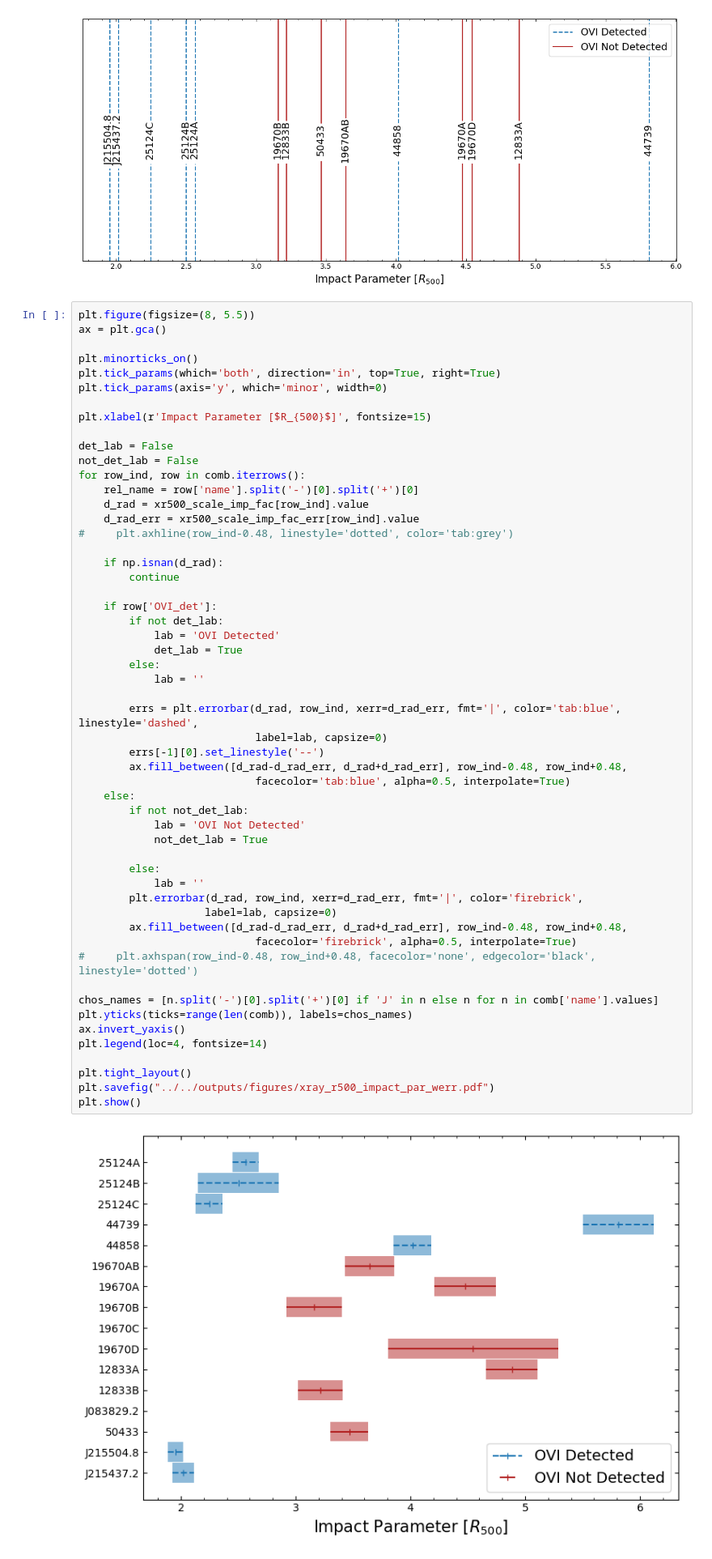
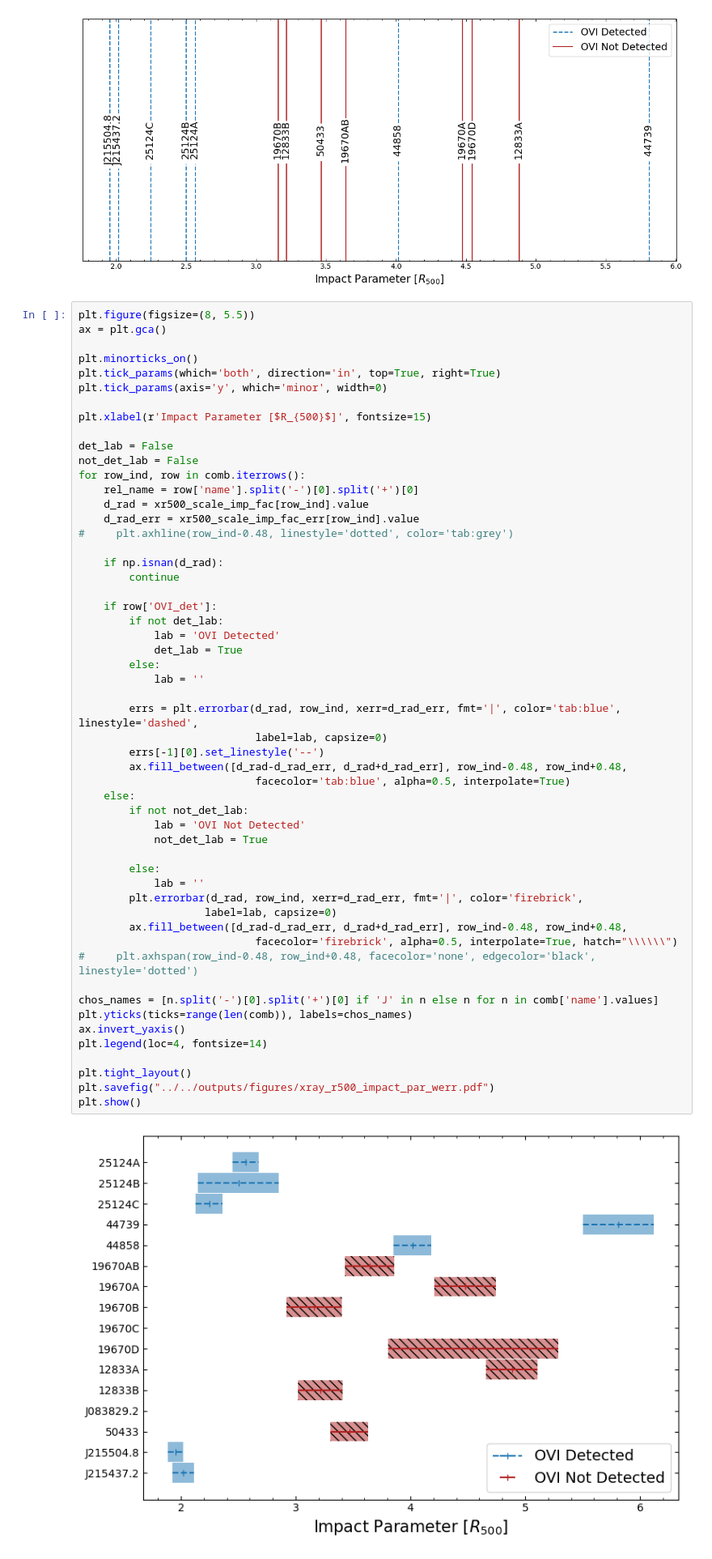
Before and after one commit to DavidT3/OVI_groups, a Jupyter notebook: notebooks/results_analyses/detection_impact_parameter.ipynb, the cells around one changed output. Shown at 81% size. Drawn from its saved outputs; the diff is of its cells as text.

Commit message:
Re-ran the impact parameter plot making, with hatching on one of the

```diff
--- a/notebooks/results_analyses/detection_impact_parameter.ipynb
+++ b/notebooks/results_analyses/detection_impact_parameter.ipynb
@@ -521,35 +521,35 @@ for row_ind, row in comb.iterrows():
             det_lab = True
         else:
             lab = ''
 
         errs = plt.errorbar(d_rad, row_ind, xerr=d_rad_err, fmt='|', color='tab:blue', linestyle='dashed',
                             label=lab, capsize=0)
         errs[-1][0].set_linestyle('--')
         ax.fill_between([d_rad-d_rad_err, d_rad+d_rad_err], row_ind-0.48, row_ind+0.48,
                             facecolor='tab:blue', alpha=0.5, interpolate=True)
     else:
         if not not_det_lab:
             lab = 'OVI Not Detected'
             not_det_lab = True
 
         else:
             lab = ''
         plt.errorbar(d_rad, row_ind, xerr=d_rad_err, fmt='|', color='firebrick',
                     label=lab, capsize=0)
         ax.fill_between([d_rad-d_rad_err, d_rad+d_rad_err], row_ind-0.48, row_ind+0.48,
-                            facecolor='firebrick', alpha=0.5, interpolate=True)
+                            facecolor='firebrick', alpha=0.5, interpolate=True, hatch="\\\\\\")
 #     plt.axhspan(row_ind-0.48, row_ind+0.48, facecolor='none', edgecolor='black', linestyle='dotted')
 
 chos_names = [n.split('-')[0].split('+')[0] if 'J' in n else n for n in comb['name'].values]
 plt.yticks(ticks=range(len(comb)), labels=chos_names)
 ax.invert_yaxis()
 plt.legend(loc=4, fontsize=14)
 
 plt.tight_layout()
 plt.savefig("../../outputs/figures/xray_r500_impact_par_werr.pdf")
 plt.show()
 # %% [output]
-[figure, old version]
+[figure, new version]
 # %%
 plt.figure(figsize=(12, 5.5))
 ax = plt.gca()
```
Also changed, not shown: parts of 3 cells of this notebook, 9 other files.
